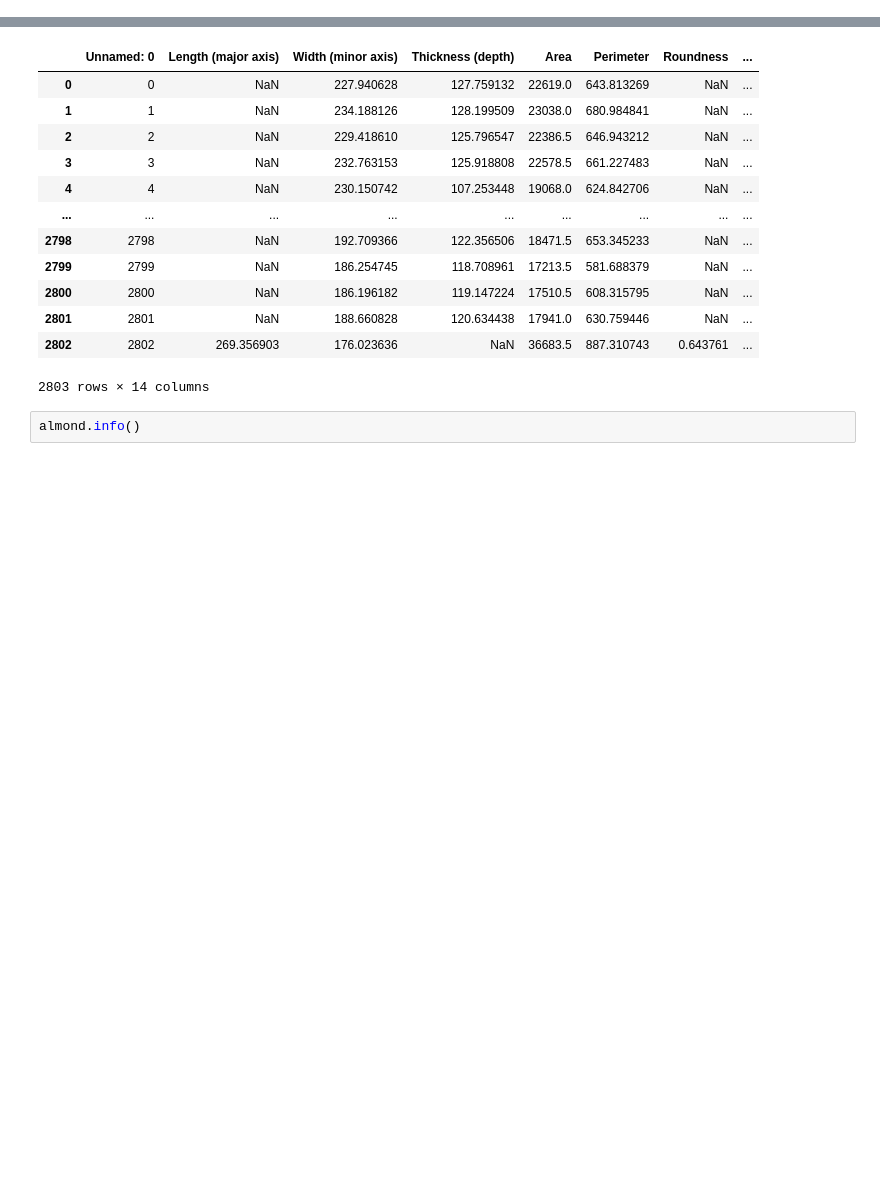
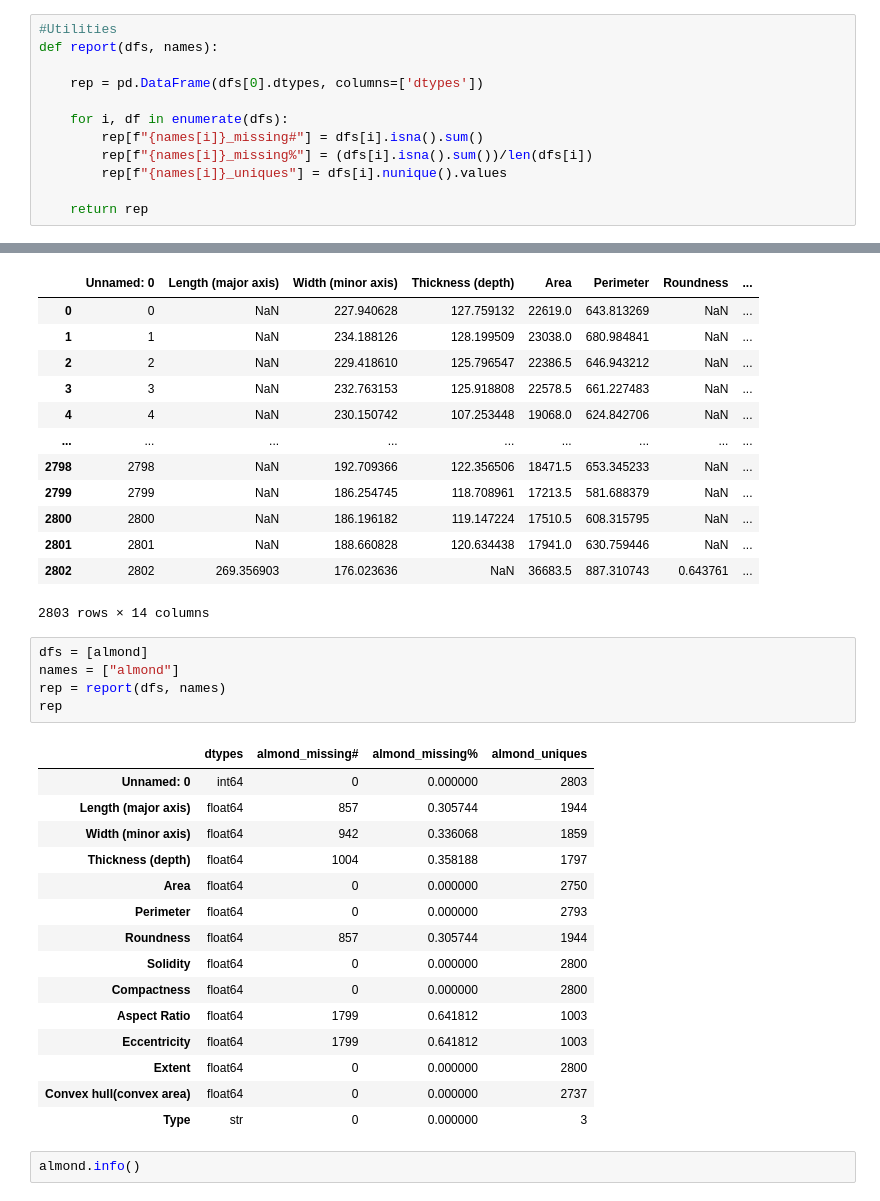
Before and after one commit to Brian-Gab/AlmondClassifier_FEL401, a Jupyter notebook: data_cleaning.ipynb, the cells around one changed output, grey strips where cells are left out. Saved outputs shown, nothing was run; the diff lists cells and outputs as text; blank space fills up the shorter version.

```diff
--- a/data_cleaning.ipynb
+++ b/data_cleaning.ipynb
@@ -6,6 +8,18 @@ import numpy as np
 
 Credits to:
 https://www.kaggle.com/datasets/sohaibmoradi/almond-types-classification/data
+# %%
+#Utilities
+def report(dfs, names):
+
+    rep = pd.DataFrame(dfs[0].dtypes, columns=['dtypes'])
+
+    for i, df in enumerate(dfs):
+        rep[f"{names[i]}_missing#"] = dfs[i].isna().sum()
+        rep[f"{names[i]}_missing%"] = (dfs[i].isna().sum())/len(dfs[i])
+        rep[f"{names[i]}_uniques"] = dfs[i].nunique().values
+
+    return rep
 # %% [markdown]
 # Dirty Version of the dataset
 # %% [markdown]
@@ -27,6 +41,27 @@ almond
 | 2801 | 2801 | NaN | 188.660828 | 120.634438 | 17941.0 | 630.759446 | NaN | ... |
 | 2802 | 2802 | 269.356903 | 176.023636 | NaN | 36683.5 | 887.310743 | 0.643761 | ... |
 2803 rows × 14 columns
+# %%
+dfs = [almond]
+names = ["almond"]
+rep = report(dfs, names)
+rep
+# %% [output]
+|  | dtypes | almond_missing# | almond_missing% | almond_uniques |
+| Unnamed: 0 | int64 | 0 | 0.000000 | 2803 |
+| Length (major axis) | float64 | 857 | 0.305744 | 1944 |
+| Width (minor axis) | float64 | 942 | 0.336068 | 1859 |
+| Thickness (depth) | float64 | 1004 | 0.358188 | 1797 |
+| Area | float64 | 0 | 0.000000 | 2750 |
+| Perimeter | float64 | 0 | 0.000000 | 2793 |
+| Roundness | float64 | 857 | 0.305744 | 1944 |
+| Solidity | float64 | 0 | 0.000000 | 2800 |
+| Compactness | float64 | 0 | 0.000000 | 2800 |
+| Aspect Ratio | float64 | 1799 | 0.641812 | 1003 |
+| Eccentricity | float64 | 1799 | 0.641812 | 1003 |
+| Extent | float64 | 0 | 0.000000 | 2800 |
+| Convex hull(convex area) | float64 | 0 | 0.000000 | 2737 |
+| Type | str | 0 | 0.000000 | 3 |
 # %%
 almond.info()
 # %% [output]
```
Also changed, not shown: parts of 5 cells of this notebook.
